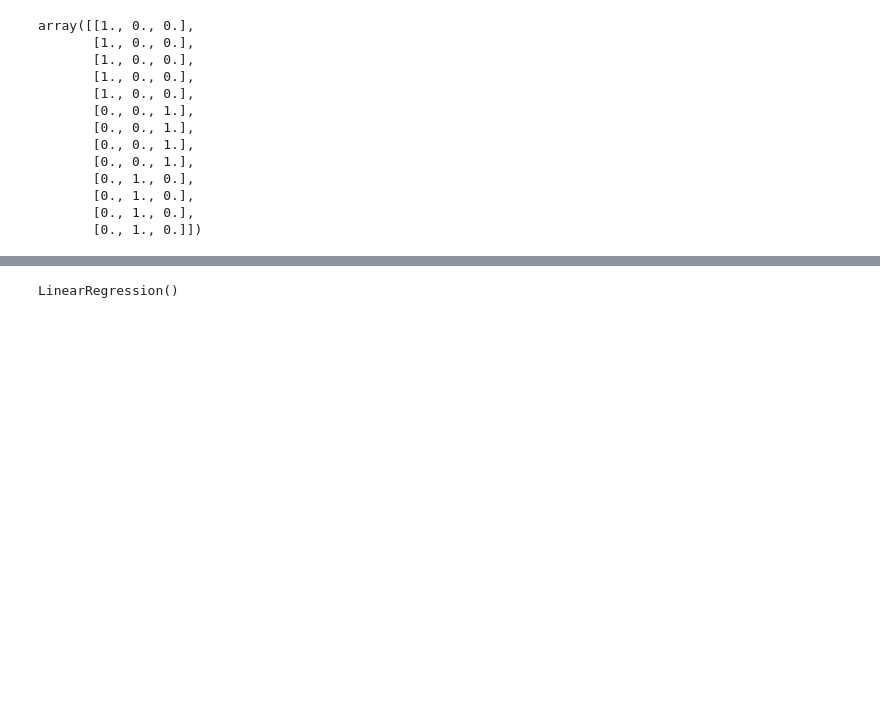
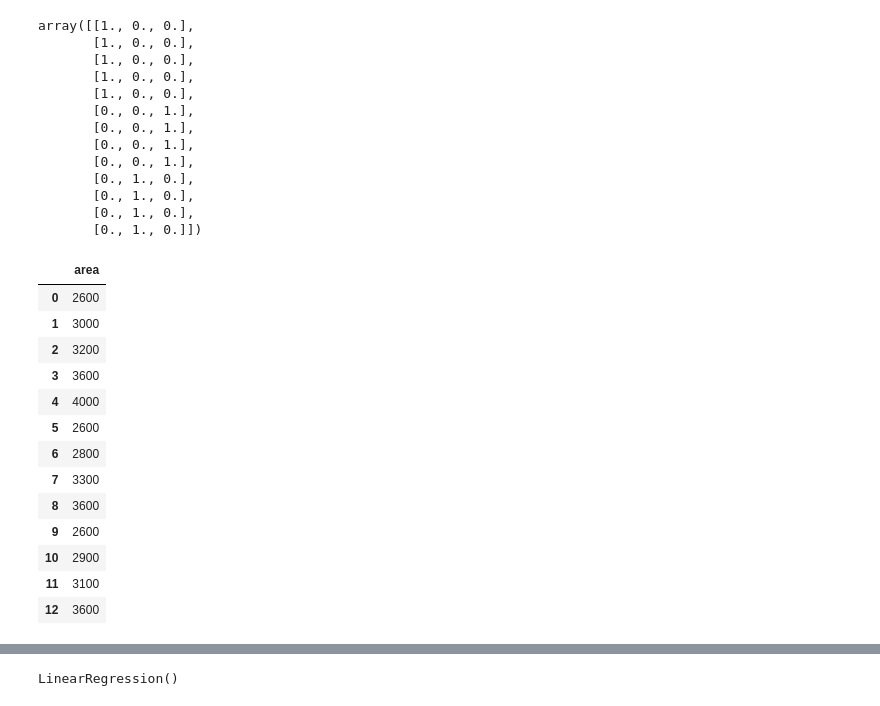
Before and after one commit to MabelOlivia/Machine-Learning, a Jupyter notebook: Dummy Variables & One Hot Encoding/Dummy Variables & One Hot Encoding.ipynb, the cells around one changed output, grey strips where cells are left out. Drawn from its saved outputs; the diff is of its cells as text; code cells hidden in the pictures; blank space fills up the shorter version.

```diff
--- a/Dummy Variables & One Hot Encoding/Dummy Variables & One Hot Encoding.ipynb
+++ b/Dummy Variables & One Hot Encoding/Dummy Variables & One Hot Encoding.ipynb
@@ -230,6 +230,22 @@ array([[1., 0., 0.],
 dfl = pd.DataFrame(X)
 # %%
 area = dfle[["area"]]
+area
+# %% [output]
+|  | area |
+| 0 | 2600 |
+| 1 | 3000 |
+| 2 | 3200 |
+| 3 | 3600 |
+| 4 | 4000 |
+| 5 | 2600 |
+| 6 | 2800 |
+| 7 | 3300 |
+| 8 | 3600 |
+| 9 | 2600 |
+| 10 | 2900 |
+| 11 | 3100 |
+| 12 | 3600 |
 # %%
 dfl = pd.concat([dfl,area], axis = "columns")
 dfl
```
Also changed, not shown: parts of 3 cells of this notebook.
